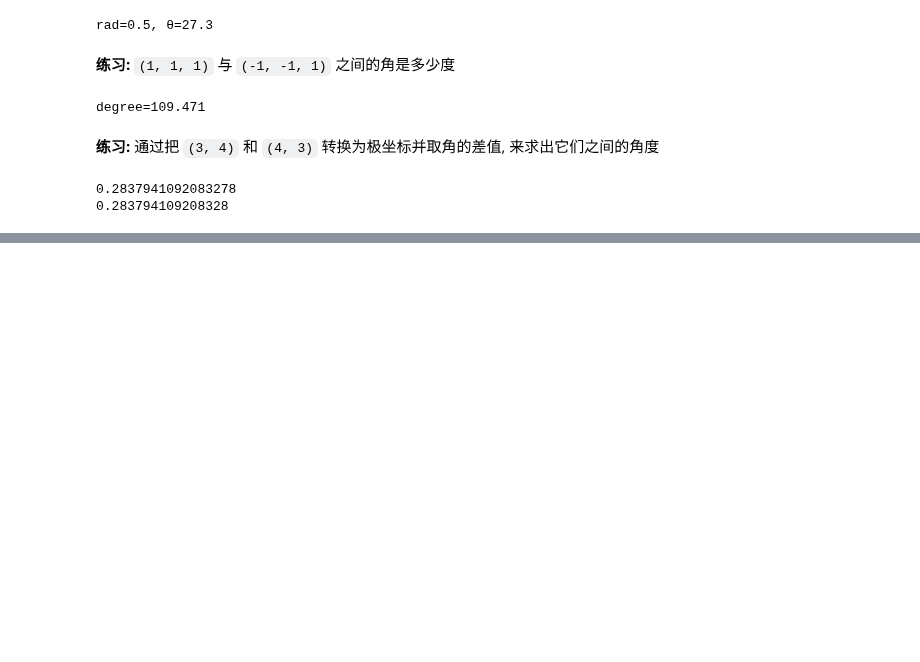
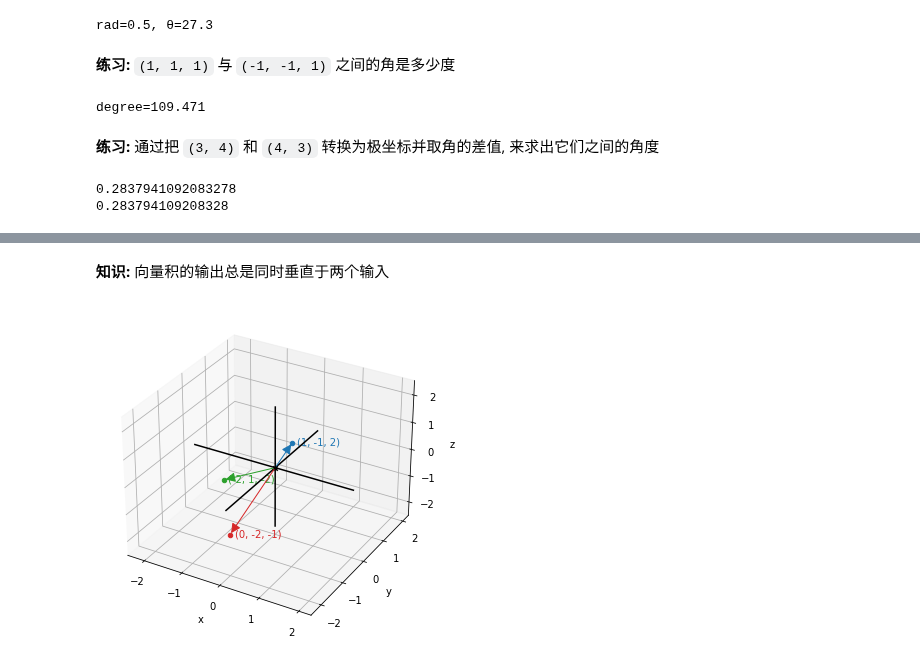
Before and after one commit to alvin-qh/study-python, a Jupyter notebook: math/notebooks/vector3d/measure.ipynb, the cells around one changed output, grey strips where cells are left out. Cells and saved outputs as stored; diff of their text form; code cells hidden in the pictures; blank space fills up the shorter version.

```diff
--- a/math/notebooks/vector3d/measure.ipynb
+++ b/math/notebooks/vector3d/measure.ipynb
@@ -734,0 +790,20 @@ print(f"{angle_between(u, v)}")
+# %% [markdown]
+**知识:** 向量积的输出总是同时垂直于两个输入
+# %%
+# 定义两个任意向量
+u, v = (1, -1, 2), (-2, 1, -2)
+
+# 计算向量积
+uv = cross(u, v)
+
+# 绘制向量积结果
+draw3d(
+    Points3D(u, color=Color.blue),
+    Arrow3D(u, color=Color.blue),
+    Points3D(v, color=Color.green),
+    Arrow3D(v, color=Color.green),
+    Points3D(uv, color=Color.red),
+    Arrow3D(uv, color=Color.red),
+)
+# %% [output]
+[figure, added]
```
Also changed, not shown: parts of 14 cells of this notebook, 3 other files.
